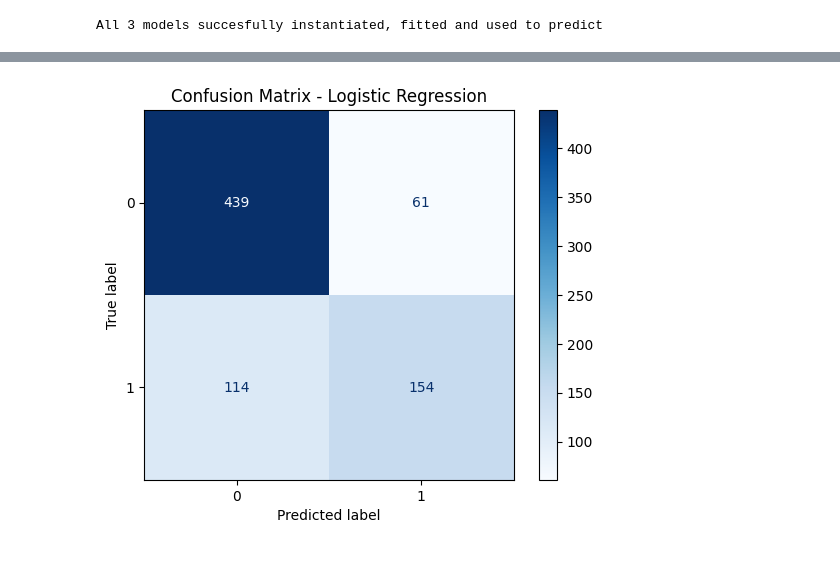
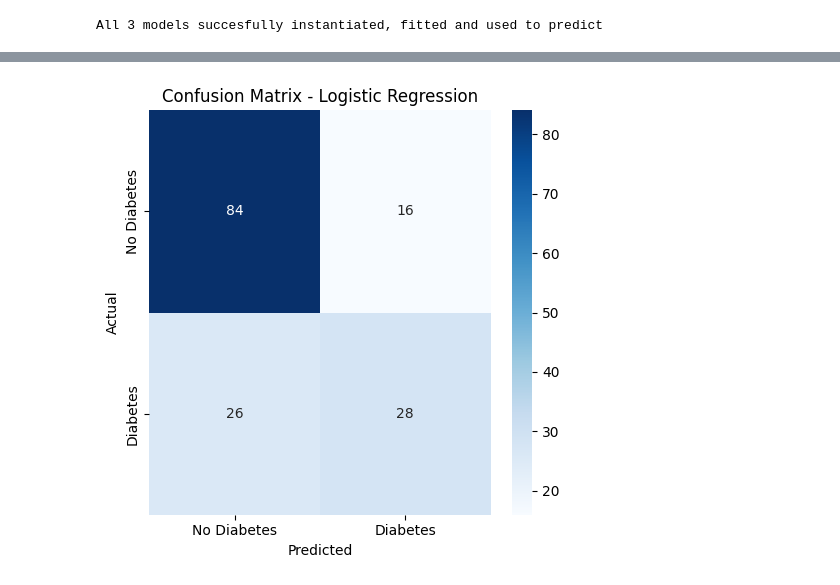
Before and after one commit to azlfa-anwar/Ensf444_project, a Jupyter notebook: Project.ipynb, the cells around one changed output, grey strips where cells are left out. Drawn from its saved outputs; the diff is of its cells as text; code cells hidden in the pictures.

```diff
--- a/Project.ipynb
+++ b/Project.ipynb
@@ -26,7 +32,15 @@ data.head()
 print("\nMissing values per column:")
 print(data.isnull().sum())
 data.info()
-# No processing needed
+
+''' We have no missing values which is good, but, some columns have zero values that don't make sense medically.
+    For example, a BMI or blood pressure of 0 isn't realistic, so these are going to be treated as missing values.
+'''
+# Substitue all inappropriate Zero values with NANs and then fill in the
+data[['Glucose', 'BMI', 'SkinThickness', 'BloodPressure']] = data[['Glucose', 'BMI', 'SkinThickness', 'BloodPressure']].replace(to_replace= 0, value= np.nan)  #chat corrected double brackets and reassignment
+data = data.fillna(method='ffill', axis = 0)
+
+data.head()
 # %% [output]
 Missing values per column:
 Pregnancies                 0
@@ -91,36 +125,63 @@ All 3 models succesfully instantiated, fitted and used to predict
 # ML WORKFLOW STEP 4: VALIDATION
 from sklearn.metrics import ConfusionMatrixDisplay
 
+print("\n=== Training and Validation Accuracies ===")
+results['validation accuracy']= [results_log['test_score'].mean(),results_dt['test_score'].mean(), results_rf['test_score'].mean()]
+results['training accuracy'] = [results_log['train_score'].mean(),results_dt['train_score'].mean(), results_rf['train_score'].mean()]
+results.index = ['Logistic Regression', 'Decision Tree', 'Random Forest']
+print(results)
+print('-----------------------------')
+
+
 print("\n=== Logistic Regression ===")
-print("Accuracy (5-fold):", accuracy_score(y, log_pred))
-print("Precision:", precision_score(y, log_pred))
-print("Recall:", recall_score(y, log_pred))
-cm = confusion_matrix(y, log_pred)
-disp = ConfusionMatrixDisplay(confusion_matrix=cm)
-disp.plot(cmap='Blues')
-plt.title(f'Confusion Matrix - Logistic Regression')
+
+print("Accuracy:", accuracy_score(y_val, log_pred))
+print("Precision:", precision_score(y_val, log_pred))
+print("Recall:", recall_score(y_val, log_pred))
+
+
+# Confusion Matrix - Logistic Regression
+cm = confusion_matrix(y_val, log_pred)
+fig, axes = plt.subplots(figsize=(5, 5))
+sns.heatmap(cm, xticklabels=['No Diabetes', 'Diabetes'],  yticklabels=['No Diabetes', 'Diabetes'],  annot=True, fmt='d', cmap='Blues', ax=axes)
+axes.set_title('Confusion Matrix - Logistic Regression')
+axes.set_xlabel('Predicted')
+axes.set_ylabel('Actual')
+plt.tight_layout()
 plt.show()
+
 
 
 print("\n=== Decision Tree ===")
 print("Best Parameters:", dt_grid.best_params_)
-print("Accuracy (5-fold):", accuracy_score(y, dt_pred))
-print("Precision:", precision_score(y, dt_pred))
-print("Recall:", recall_score(y, dt_pred))
-cm = confusion_matrix(y, dt_pred)
-disp = ConfusionMatrixDisplay(confusion_matrix=cm)
-disp.plot(cmap='Blues')
-plt.title(f'Confusion Matrix - Decision Trees')
+print("Accuracy:", accuracy_score(y_val, dt_pred))
+print("Precision:", precision_score(y_val, dt_pred))
+print("Recall:", recall_score(y_val, dt_pred))
+
+# Confusion Matrix - Decision Trees
+cm = confusion_matrix(y_val, dt_pred)
+fig, axes = plt.subplots(figsize=(5, 5))
+sns.heatmap(cm, xticklabels=['No Diabetes', 'Diabetes'],  yticklabels=['No Diabetes', 'Diabetes'],  annot=True, fmt='d', cmap='Blues', ax=axes)
+axes.set_title('Confusion Matrix - Decision Trees')
+axes.set_xlabel('Predicted')
+axes.set_ylabel('Actual')
+plt.tight_layout()
 plt.show()
+
 
 print("\n=== Random Forest ===")
 print("Best Parameters:", rf_grid.best_params_)
-print("Accuracy (5-fold):", accuracy_score(y, rf_pred))
-print("Precision:", precision_score(y, rf_pred))
-print("Recall:", recall_score(y, rf_pred))
-cm = confusion_matrix(y, rf_pred)
-disp = ConfusionMatrixDisplay(confusion_matrix=cm)
-disp.plot(cmap='Blues')
-plt.title(f'Confusion Matrix - Random Forest')
+print("Accuracy:", accuracy_score(y_val, rf_pred))
+print("Precision:", precision_score(y_val, rf_pred))
+print("Recall:", recall_score(y_val, rf_pred))
+
+# Confusion Matrix - Random Forest
+cm = confusion_matrix(y_val, rf_pred)
+fig, axes = plt.subplots(figsize=(5, 5))
+sns.heatmap(cm, xticklabels=['No Diabetes', 'Diabetes'],  yticklabels=['No Diabetes', 'Diabetes'],  annot=True, fmt='d', cmap='Blues', ax=axes)
+axes.set_title('Confusion Matrix - Random Forest')
+axes.set_xlabel('Predicted')
+axes.set_ylabel('Actual')
+plt.tight_layout()
 plt.show()
 # %% [output]
@@ -131,3 +199,3 @@ Recall: 0.5746268656716418
-[figure, old version]
+[figure, new version]
 === Decision Tree ===
 Best Parameters: {'max_depth': 3}
```
Also changed, not shown: parts of 5 cells of this notebook.
